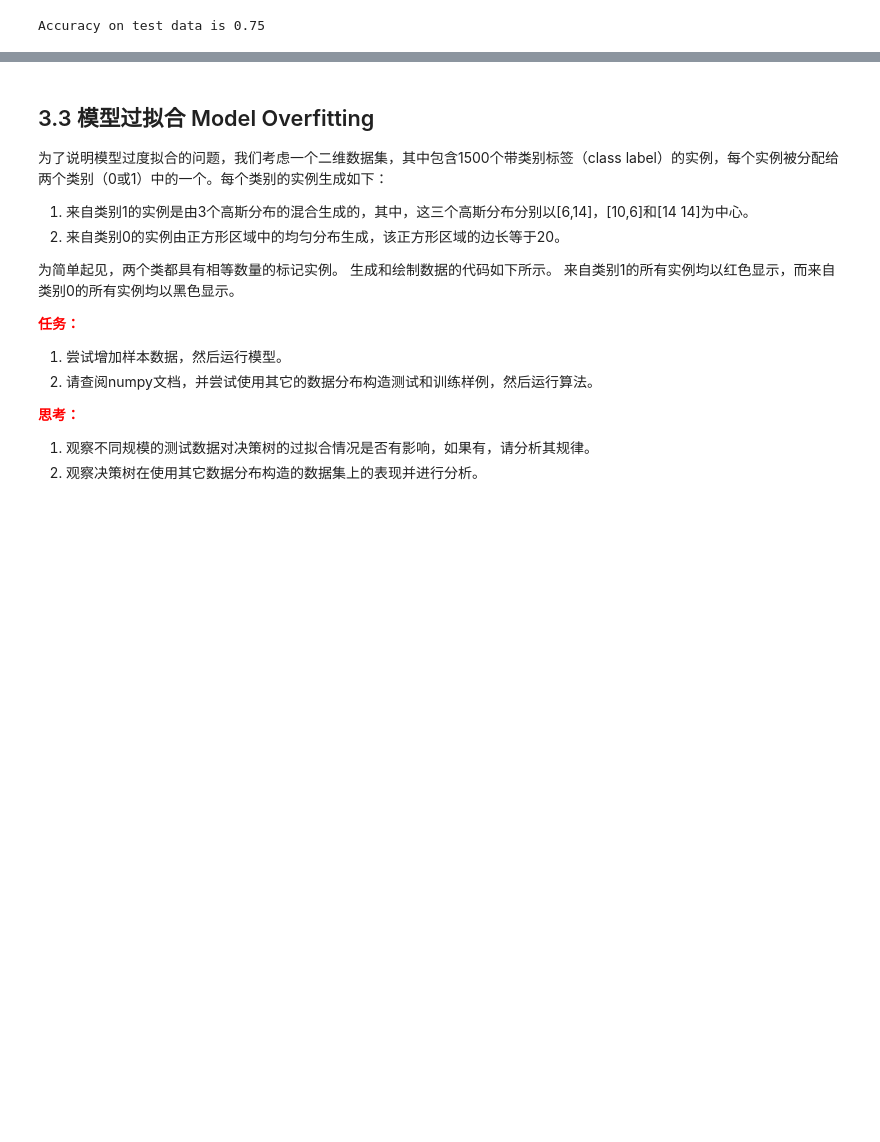
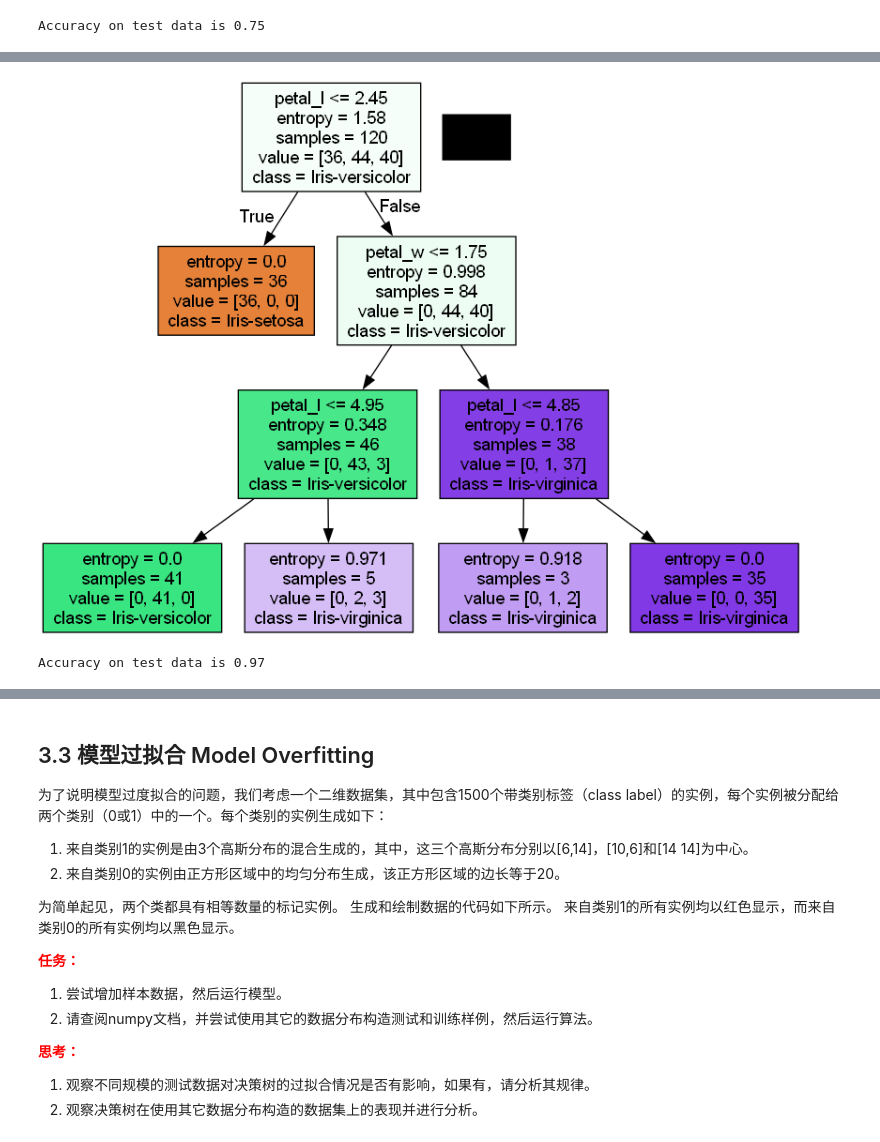
Before and after one commit to CSharperMantle/hdu2025_data_mining, a Jupyter notebook: exp_2/tutorial6_Classification.ipynb, the cells around one changed output, grey strips where cells are left out. Saved outputs shown, nothing was run; the diff lists cells and outputs as text; code cells hidden in the pictures; blank space fills up the shorter version.

```diff
--- a/exp_2/tutorial6_Classification.ipynb
+++ b/exp_2/tutorial6_Classification.ipynb
@@ -186,0 +218,17 @@ Accuracy on test data is 0.75
+# %%
+dot_data = tree.export_graphviz(
+    clf,
+    feature_names=X_train.columns,
+    class_names=["Iris-setosa", "Iris-versicolor", "Iris-virginica"],
+    filled=True,
+    out_file=None,
+)
+graph = pydotplus.graph_from_dot_data(dot_data)
+Image(graph.create_png())
+# %% [output]
+[figure, added]
+# %%
+Y_pred = clf.predict(X_test)
+print("Accuracy on test data is %.2f" % (accuracy_score(Y_test, Y_pred)))
+# %% [output]
+Accuracy on test data is 0.97
```
Also changed, not shown: parts of 13 cells of this notebook.
